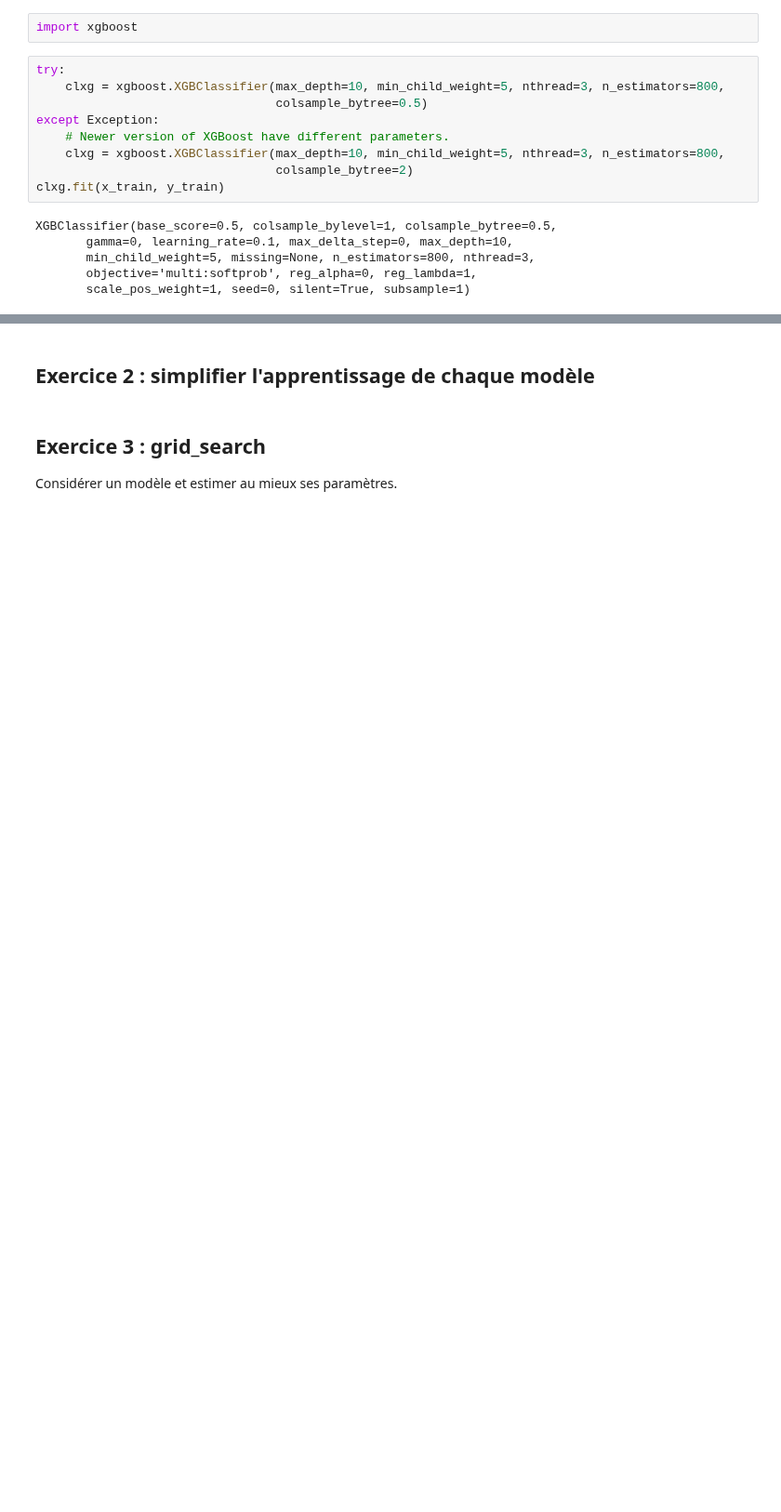
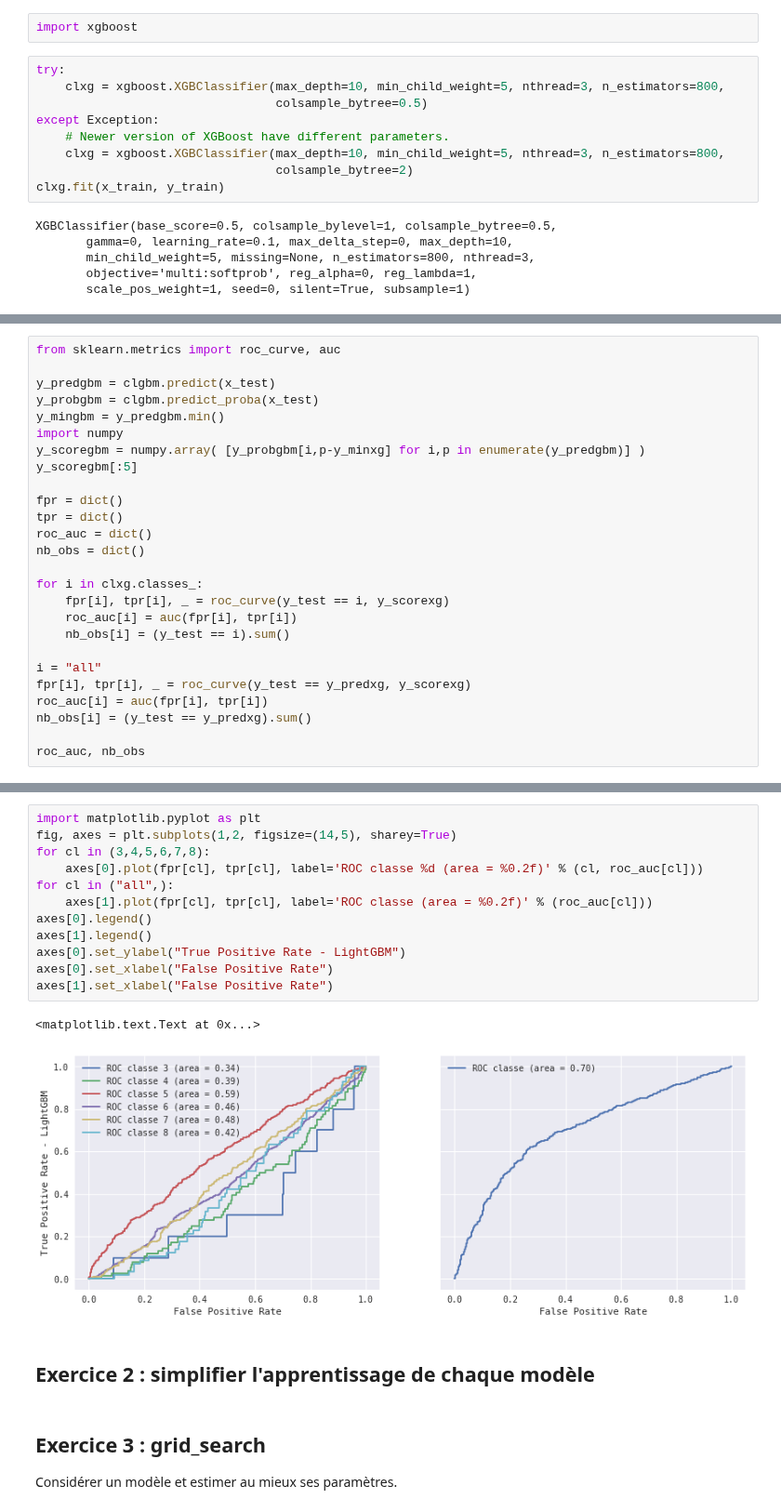
Before and after one commit to sdpython/actuariat_python, a Jupyter notebook: _doc/notebooks/sessions/seance6_graphes_ml_enonce.ipynb, the cells around one changed output, grey strips where cells are left out. Shown at 93% size. Drawn from its saved outputs; the diff is of its cells as text; blank space fills up the shorter version.

```diff
--- a/_doc/notebooks/sessions/seance6_graphes_ml_enonce.ipynb
+++ b/_doc/notebooks/sessions/seance6_graphes_ml_enonce.ipynb
@@ -1022,0 +1050,26 @@ axes[1].set_xlabel("False Positive Rate")
+# %%
+from sklearn.metrics import roc_curve, auc
+
+y_predgbm = clgbm.predict(x_test)
+y_probgbm = clgbm.predict_proba(x_test)
+y_mingbm = y_predgbm.min()
+import numpy
+y_scoregbm = numpy.array( [y_probgbm[i,p-y_minxg] for i,p in enumerate(y_predgbm)] )
+y_scoregbm[:5]
+
+fpr = dict()
+tpr = dict()
+roc_auc = dict()
+nb_obs = dict()
+
+for i in clxg.classes_:
+    fpr[i], tpr[i], _ = roc_curve(y_test == i, y_scorexg)
+    roc_auc[i] = auc(fpr[i], tpr[i])
+    nb_obs[i] = (y_test == i).sum()
+
+i = "all"
+fpr[i], tpr[i], _ = roc_curve(y_test == y_predxg, y_scorexg)
+roc_auc[i] = auc(fpr[i], tpr[i])
+nb_obs[i] = (y_test == y_predxg).sum()
+
+roc_auc, nb_obs
@@ -1023,3 +1086,18 @@ axes[1].set_xlabel("False Positive Rate")
+# %%
+import matplotlib.pyplot as plt
+fig, axes = plt.subplots(1,2, figsize=(14,5), sharey=True)
+for cl in (3,4,5,6,7,8):
+    axes[0].plot(fpr[cl], tpr[cl], label='ROC classe %d (area = %0.2f)' % (cl, roc_auc[cl]))
+for cl in ("all",):
+    axes[1].plot(fpr[cl], tpr[cl], label='ROC classe (area = %0.2f)' % (roc_auc[cl]))
+axes[0].legend()
+axes[1].legend()
+axes[0].set_ylabel("True Positive Rate - LightGBM")
+axes[0].set_xlabel("False Positive Rate")
+axes[1].set_xlabel("False Positive Rate")
+# %% [output]
+<matplotlib.text.Text at 0x...>
+[figure, added]
 # %% [markdown]
 ## Exercice 2 : simplifier l'apprentissage  de chaque modèle
 # %% [markdown]
```
Also changed, not shown: parts of 51 cells of this notebook, 4 other files.
